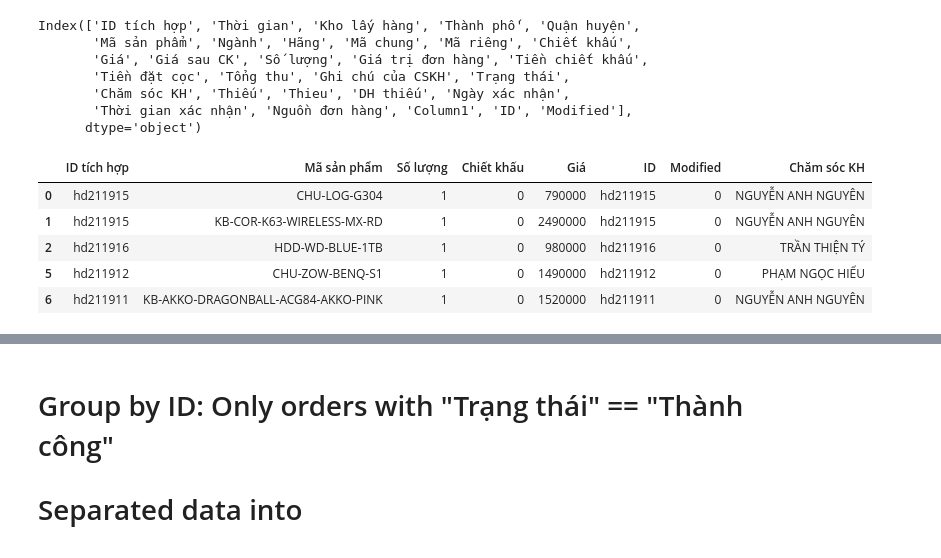
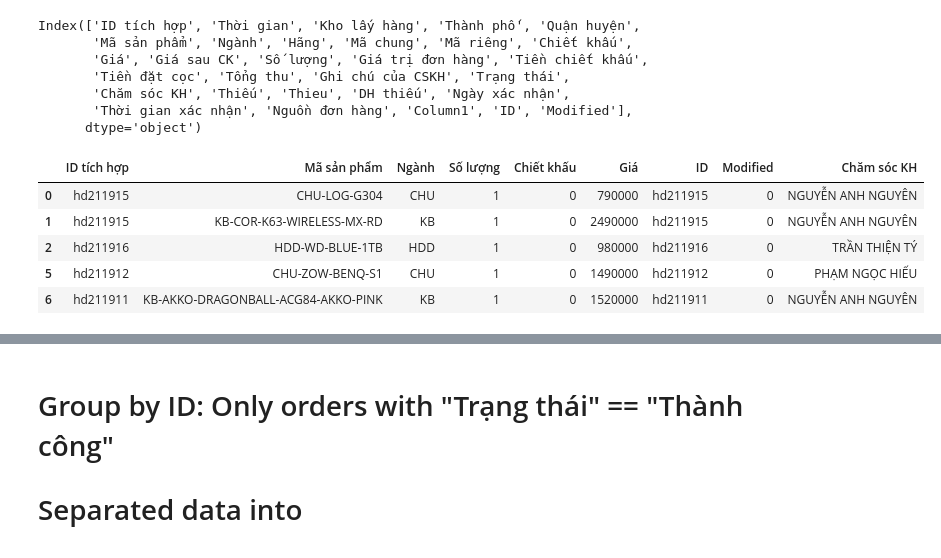
Before and after one commit to Linh-Thai/learningda, a Jupyter notebook: GEARVN/Homework GEARVN.ipynb, the cells around one changed output, grey strips where cells are left out. Drawn from its saved outputs; the diff is of its cells as text; code cells hidden in the pictures.

```diff
--- a/GEARVN/Homework GEARVN.ipynb
+++ b/GEARVN/Homework GEARVN.ipynb
@@ -363,17 +363,17 @@ Index(['ID tích hợp', 'Thời gian', 'Kho lấy hàng', 'Thành phố', 'Qu
       dtype='object')
 # %%
 ls_od_col = [
-    "ID tích hợp", "Mã sản phẩm", "Số lượng", "Chiết khấu", "Giá",
+    "ID tích hợp", "Mã sản phẩm", "Ngành", "Số lượng", "Chiết khấu", "Giá",
     "ID", "Modified", 'Chăm sóc KH'
 ]
 
 pdf_orderdetail = pdf_gearvn[pdf_gearvn["Trạng thái"]=="Thành công"][ls_od_col]
 display(pdf_orderdetail.head())
 print_runtime()
 # %% [output]
-|  | ID tích hợp | Mã sản phẩm | Số lượng | Chiết khấu | Giá | ID | Modified | Chăm sóc KH |
-| 0 | hd211915 | CHU-LOG-G304 | 1 | 0 | 790000 | hd211915 | 0 | NGUYỄN ANH NGUYÊN |
-| 1 | hd211915 | KB-COR-K63-WIRELESS-MX-RD | 1 | 0 | 2490000 | hd211915 | 0 | NGUYỄN ANH NGUYÊN |
-| 2 | hd211916 | HDD-WD-BLUE-1TB | 1 | 0 | 980000 | hd211916 | 0 | TRẦN THIỆN TÝ |
-| 5 | hd211912 | CHU-ZOW-BENQ-S1 | 1 | 0 | 1490000 | hd211912 | 0 | PHẠM NGỌC HIẾU |
-| 6 | hd211911 | KB-AKKO-DRAGONBALL-ACG84-AKKO-PINK | 1 | 0 | 1520000 | hd211911 | 0 | NGUYỄN ANH NGUYÊN |
+|  | ID tích hợp | Mã sản phẩm | Ngành | Số lượng | Chiết khấu | Giá | ID | Modified | Chăm sóc KH |
+| 0 | hd211915 | CHU-LOG-G304 | CHU | 1 | 0 | 790000 | hd211915 | 0 | NGUYỄN ANH NGUYÊN |
+| 1 | hd211915 | KB-COR-K63-WIRELESS-MX-RD | KB | 1 | 0 | 2490000 | hd211915 | 0 | NGUYỄN ANH NGUYÊN |
+| 2 | hd211916 | HDD-WD-BLUE-1TB | HDD | 1 | 0 | 980000 | hd211916 | 0 | TRẦN THIỆN TÝ |
+| 5 | hd211912 | CHU-ZOW-BENQ-S1 | CHU | 1 | 0 | 1490000 | hd211912 | 0 | PHẠM NGỌC HIẾU |
+| 6 | hd211911 | KB-AKKO-DRAGONBALL-ACG84-AKKO-PINK | KB | 1 | 0 | 1520000 | hd211911 | 0 | NGUYỄN ANH NGUYÊN |
```
Also changed, not shown: parts of 40 cells of this notebook.
